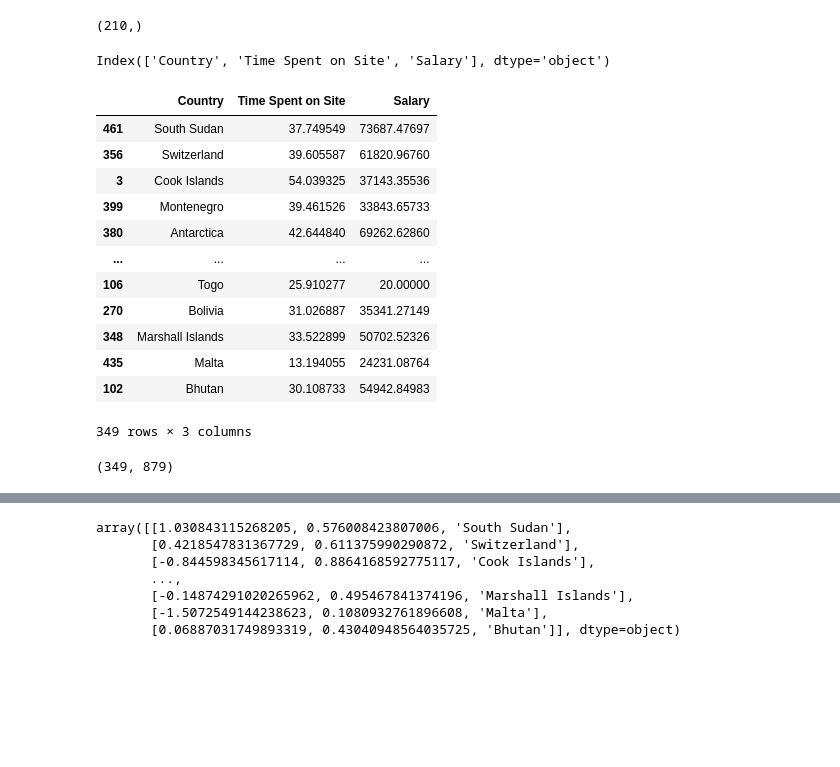
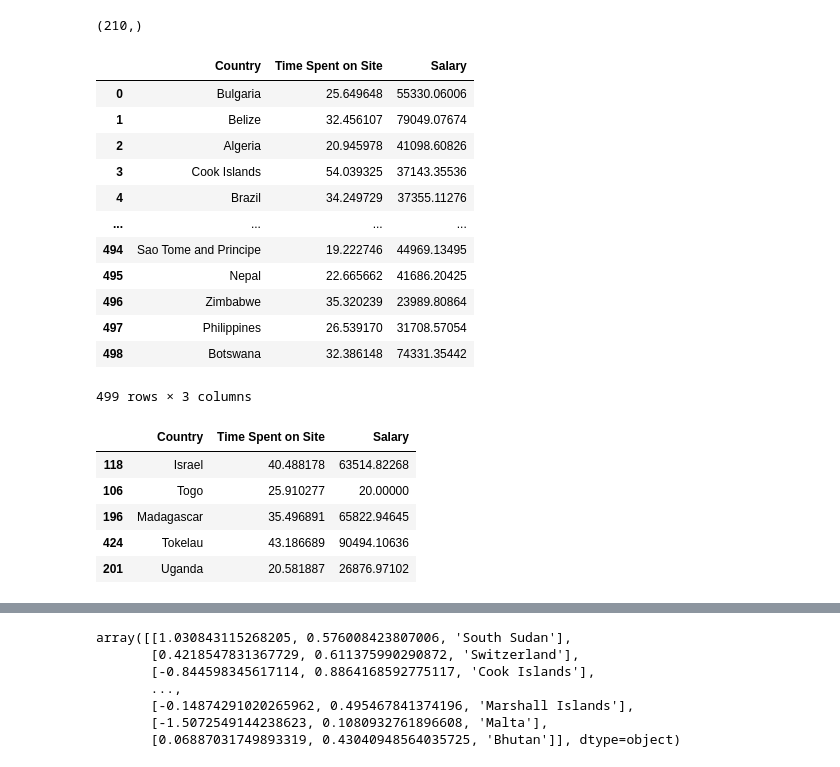
Before and after one commit to Ritesh-Sil/ML-Predict-Customer-Clicks-on-Facebook-Ads, a Jupyter notebook: Classification_project_Facebook_Ad.ipynb, the cells around one changed output, grey strips where cells are left out. Saved outputs shown, nothing was run; the diff lists cells and outputs as text; code cells hidden in the pictures; blank space fills up the shorter version.

```diff
--- a/Classification_project_Facebook_Ad.ipynb
+++ b/Classification_project_Facebook_Ad.ipynb
@@ -90,21 +100,26 @@ from sklearn.pipeline import Pipeline,make_pipeline
 # %%
-X.columns
+X
 # %% [output]
+|  | Country | Time Spent on Site | Salary |
+| 0 | Bulgaria | 25.649648 | 55330.06006 |
+| 1 | Belize | 32.456107 | 79049.07674 |
+| 2 | Algeria | 20.945978 | 41098.60826 |
+| 3 | Cook Islands | 54.039325 | 37143.35536 |
+| 4 | Brazil | 34.249729 | 37355.11276 |
+| ... | ... | ... | ... |
+| 494 | Sao Tome and Principe | 19.222746 | 44969.13495 |
+| 495 | Nepal | 22.665662 | 41686.20425 |
+| 496 | Zimbabwe | 35.320239 | 23989.80864 |
+| 497 | Philippines | 26.539170 | 31708.57054 |
+| 498 | Botswana | 32.386148 | 74331.35442 |
-Index(['Country', 'Time Spent on Site', 'Salary'], dtype='object')
+499 rows × 3 columns
 # %%
-X_train
+X_train.sample(5)
 # %% [output]
 |  | Country | Time Spent on Site | Salary |
-| 461 | South Sudan | 37.749549 | 73687.47697 |
-| 356 | Switzerland | 39.605587 | 61820.96760 |
-| 3 | Cook Islands | 54.039325 | 37143.35536 |
-| 399 | Montenegro | 39.461526 | 33843.65733 |
-| 380 | Antarctica | 42.644840 | 69262.62860 |
-| ... | ... | ... | ... |
+| 118 | Israel | 40.488178 | 63514.82268 |
 | 106 | Togo | 25.910277 | 20.00000 |
-| 270 | Bolivia | 31.026887 | 35341.27149 |
-| 348 | Marshall Islands | 33.522899 | 50702.52326 |
-| 435 | Malta | 13.194055 | 24231.08764 |
-| 102 | Bhutan | 30.108733 | 54942.84983 |
+| 196 | Madagascar | 35.496891 | 65822.94645 |
+| 424 | Tokelau | 43.186689 | 90494.10636 |
+| 201 | Uganda | 20.581887 | 26876.97102 |
-349 rows × 3 columns
 # %%
@@ -112,7 +128,3 @@ oh = OneHotEncoder(drop='first',sparse=False)
-# %%
-oh.fit_transform(X_train).shape
-# %% [output]
-(349, 879)
 # %%
 trf1 = ColumnTransformer([(
     'MinMax_timeSpent',
```
Also changed, not shown: parts of 17 cells of this notebook.
